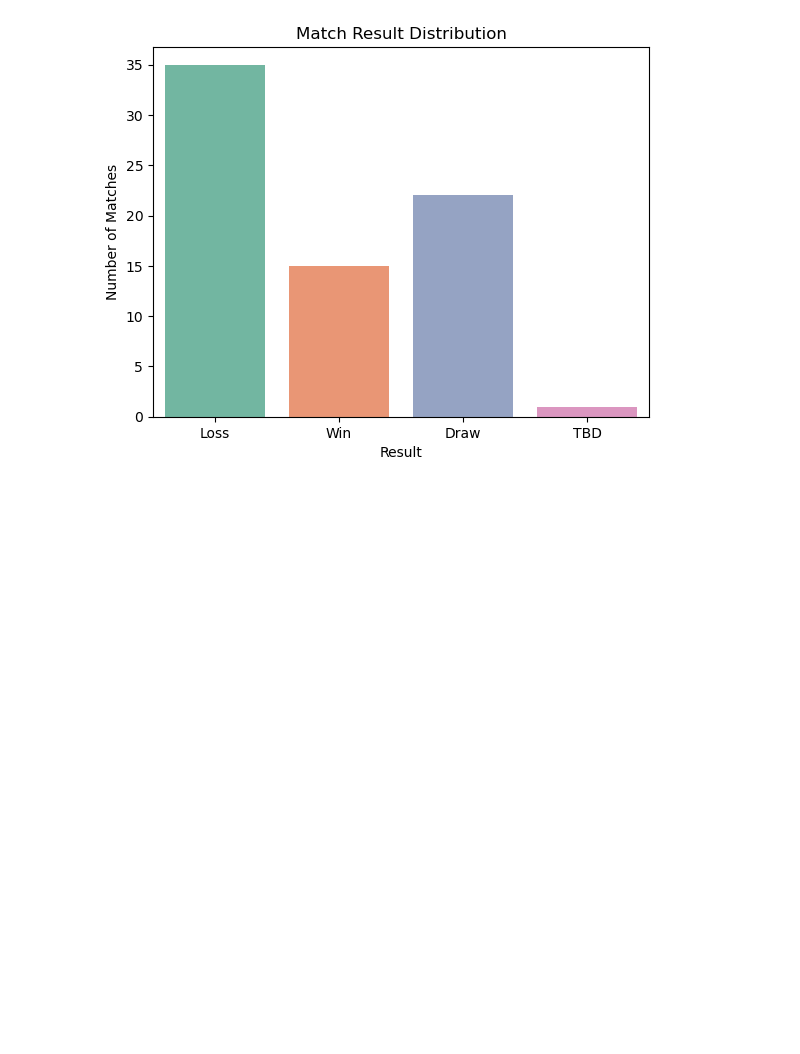
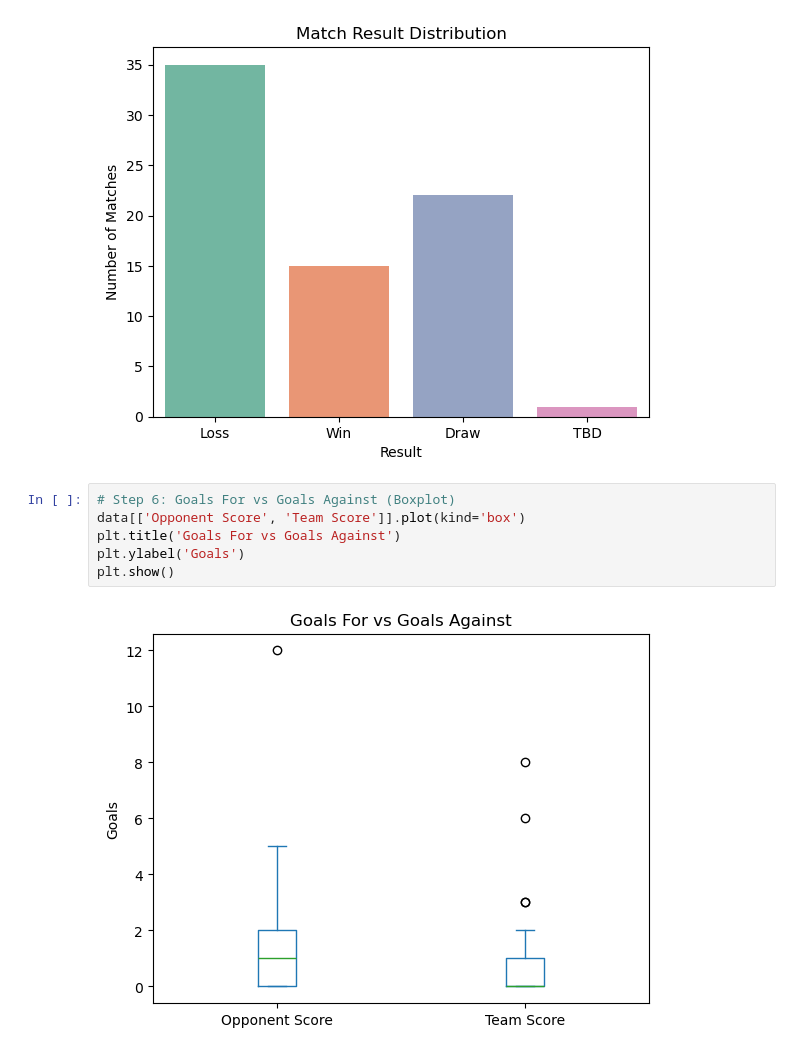
Before and after one commit to kxrrym03/Malawi-National-Football-Team, a Jupyter notebook: Malawi National Football Team.ipynb, the cells around one changed output. Cells and saved outputs as stored; diff of their text form; blank space fills up the shorter version.

```diff
--- a/Malawi National Football Team.ipynb
+++ b/Malawi National Football Team.ipynb
@@ -74,3 +74,11 @@ plt.ylabel('Number of Matches')
 plt.show()
 # %% [output]
 [figure]
+# %%
+# Step 6: Goals For vs Goals Against (Boxplot)
+data[['Opponent Score', 'Team Score']].plot(kind='box')
+plt.title('Goals For vs Goals Against')
+plt.ylabel('Goals')
+plt.show()
+# %% [output]
+[figure, added]
```
